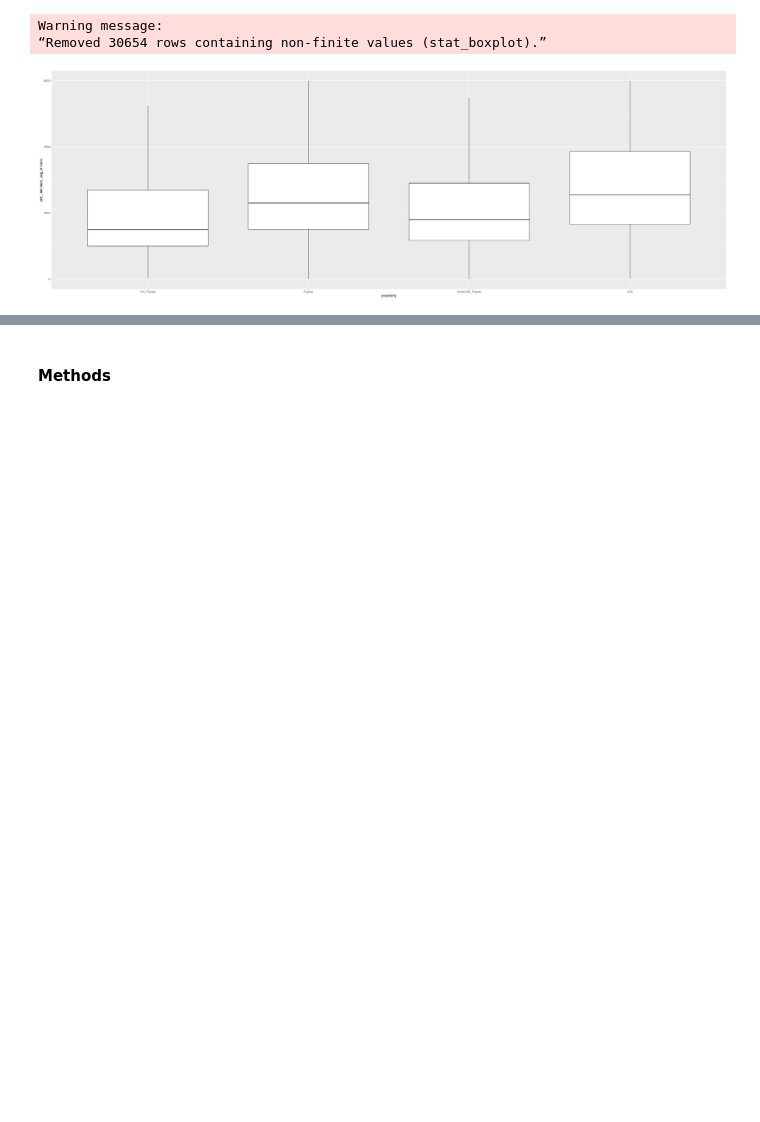
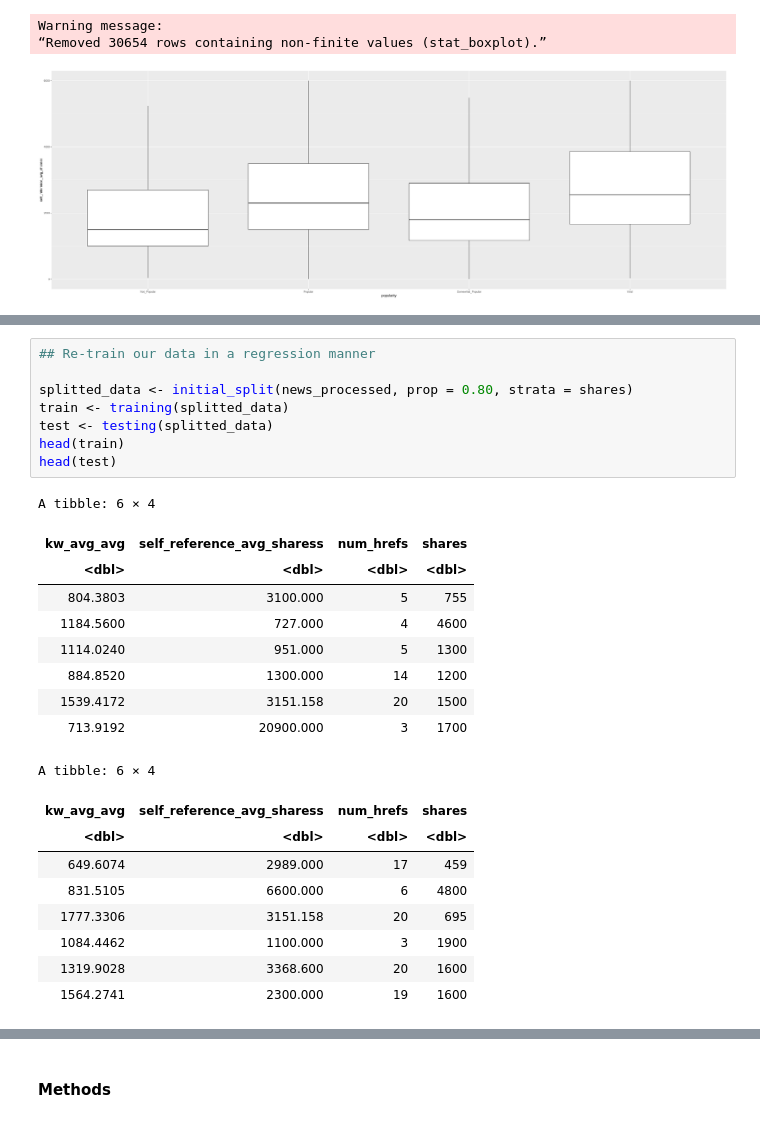
Before and after one commit to nkoda/DSCI100Project, a Jupyter notebook: Project.ipynb, the cells around one changed output, grey strips where cells are left out. Saved outputs shown, nothing was run; the diff lists cells and outputs as text; blank space fills up the shorter version.

```diff
--- a/Project.ipynb
+++ b/Project.ipynb
@@ -338,0 +386,27 @@ Warning message:
+# %%
+## Re-train our data in a regression manner
+
+splitted_data <- initial_split(news_processed, prop = 0.80, strata = shares)
+train <- training(splitted_data)
+test <- testing(splitted_data)
+head(train)
+head(test)
+# %% [output]
+A tibble: 6 × 4
+| kw_avg_avg | self_reference_avg_sharess | num_hrefs | shares |
+| <dbl> | <dbl> | <dbl> | <dbl> |
+| 804.3803 | 3100.000 | 5 | 755 |
+| 1184.5600 | 727.000 | 4 | 4600 |
+| 1114.0240 | 951.000 | 5 | 1300 |
+| 884.8520 | 1300.000 | 14 | 1200 |
+| 1539.4172 | 3151.158 | 20 | 1500 |
+| 713.9192 | 20900.000 | 3 | 1700 |
+A tibble: 6 × 4
+| kw_avg_avg | self_reference_avg_sharess | num_hrefs | shares |
+| <dbl> | <dbl> | <dbl> | <dbl> |
+| 649.6074 | 2989.000 | 17 | 459 |
+| 831.5105 | 6600.000 | 6 | 4800 |
+| 1777.3306 | 3151.158 | 20 | 695 |
+| 1084.4462 | 1100.000 | 3 | 1900 |
+| 1319.9028 | 3368.600 | 20 | 1600 |
+| 1564.2741 | 2300.000 | 19 | 1600 |
```
Also changed, not shown: parts of 11 cells of this notebook.
